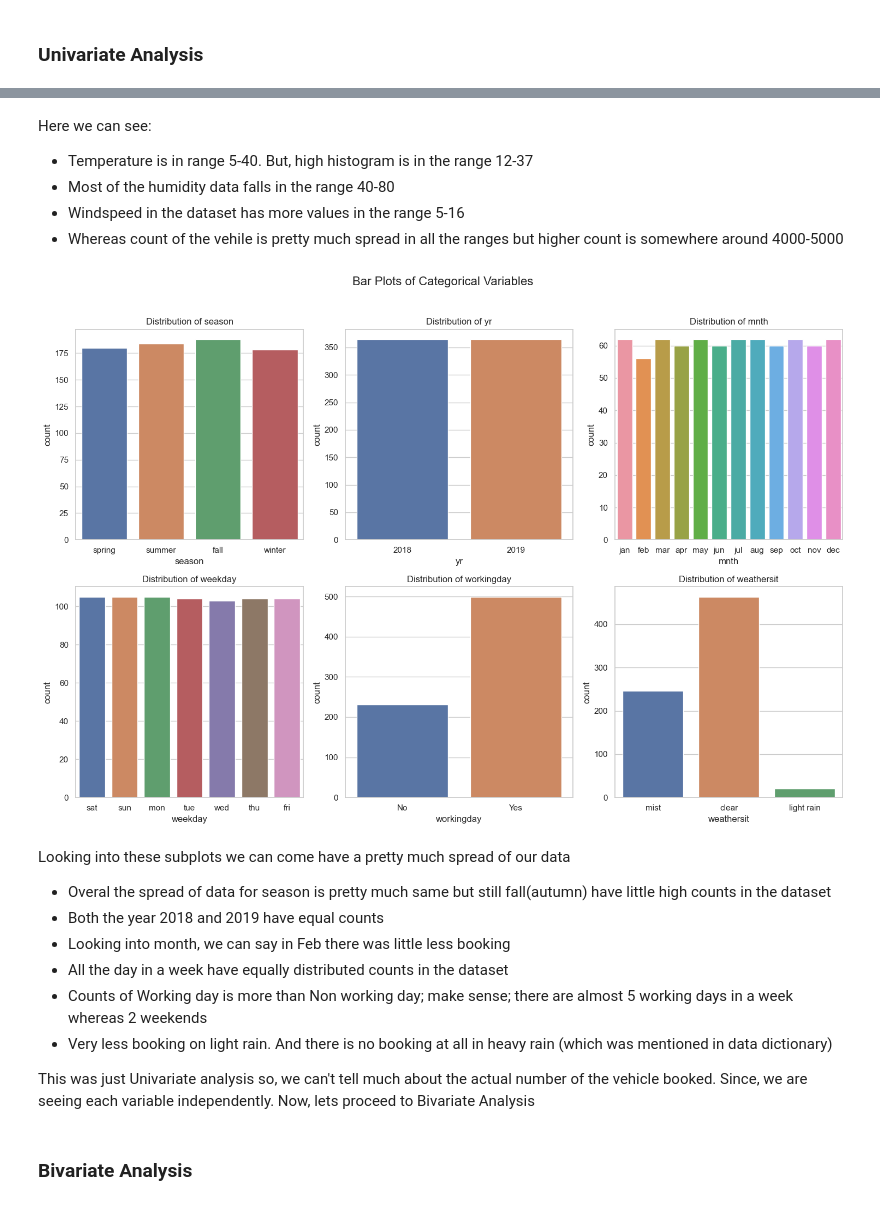
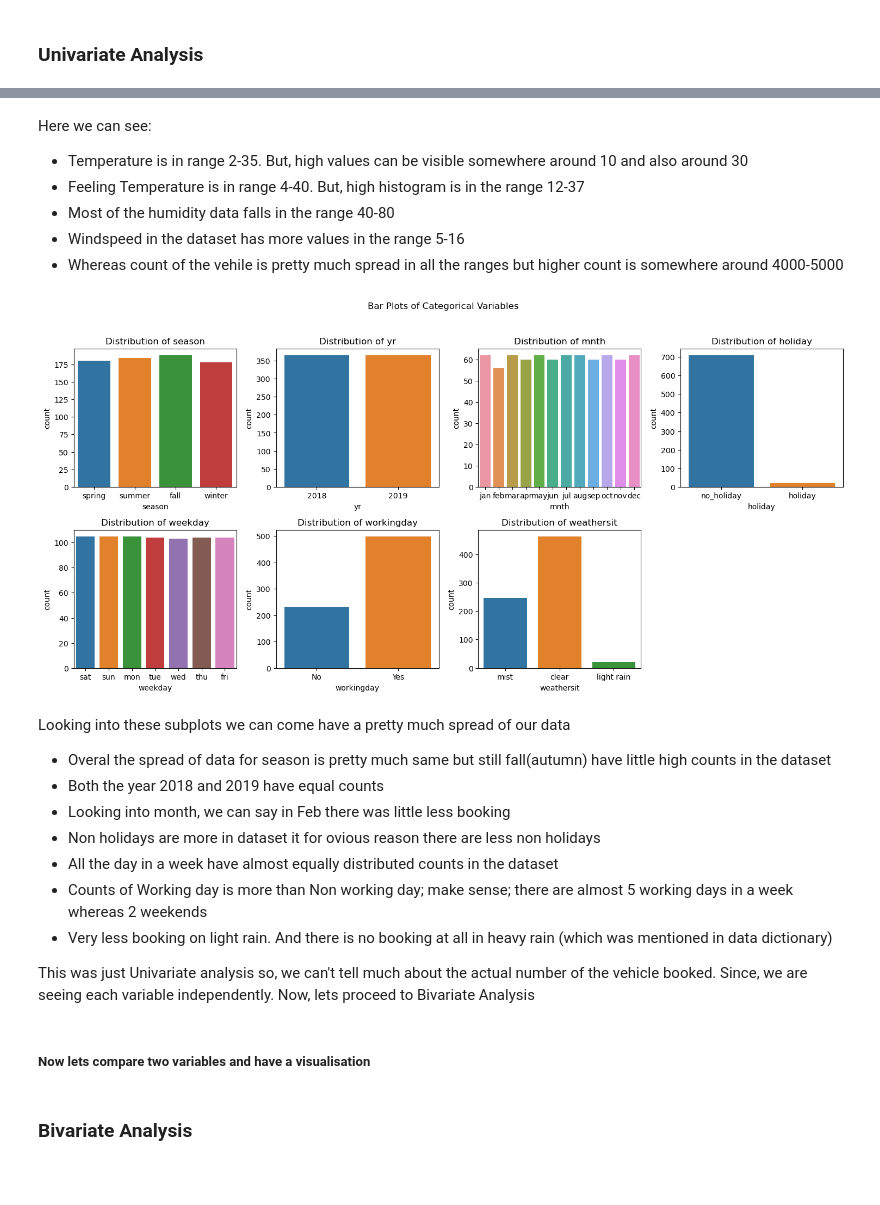
Before and after one commit to shahprashant030/BikeSharingAssignment, a Jupyter notebook: Prashant_Shah.ipynb, the cells around one changed output, grey strips where cells are left out. Cells and saved outputs as stored; diff of their text form; code cells hidden in the pictures; blank space fills up the shorter version.

```diff
--- a/Prashant_Shah.ipynb
+++ b/Prashant_Shah.ipynb
@@ -119,6 +131,7 @@ Here `season`, `yr`, `mnth`, `weekday`, `workingday`, `weathersit` are the only
 boombikes['season'] = boombikes['season'].map({1:'spring', 2:'summer', 3:'fall', 4:'winter'})
 boombikes['yr'] = boombikes['yr'].map({0:'2018', 1:'2019'})
 boombikes['mnth'] = boombikes['mnth'].map({1: 'jan', 2: 'feb', 3: 'mar', 4: 'apr', 5: 'may', 6: 'jun', 7: 'jul', 8: 'aug', 9: 'sep', 10: 'oct', 11: 'nov', 12: 'dec'})
+boombikes['holiday'] = boombikes['holiday'].map({0: 'no_holiday', 1: 'holiday'})
 boombikes['weekday'] = boombikes['weekday'].map({0: 'sun', 1: 'mon', 2: 'tue', 3: 'wed', 4: 'thu', 5: 'fri', 6: 'sat'})
 boombikes['workingday'] = boombikes['workingday'].map({0: 'No', 1: 'Yes'})
 boombikes['weathersit'] = boombikes['weathersit'].map({1: 'clear', 2: 'mist', 3: 'light rain', 4: 'heavy rain'})
@@ -138,5 +155,5 @@ Now, lets start with EDA.
+# %%
+numerical_vars = ['temp', 'atemp', 'hum', 'windspeed', 'cnt'] #List of all numerical variables
+categorical_vars = ['season', 'yr', 'mnth', 'holiday', 'weekday', 'workingday', 'weathersit'] #List of all categorical variables
 # %% [markdown]
 ### Univariate Analysis
-# %%
-numerical_vars = ['atemp', 'hum', 'windspeed', 'cnt']
-categorical_vars = ['season', 'yr', 'mnth', 'weekday', 'workingday', 'weathersit']
@@ -175,7 +199,8 @@ Also other datas like count, median, standard deviation, etc can be seen in the
 # %%
+# Numerical variables histogram
 plt.figure(figsize=(15, 10))
 for i, column in enumerate(numerical_vars, 1):
-    plt.subplot(2, 2, i)
+    plt.subplot(3, 3, i)
     plt.hist(boombikes[column], bins=20, edgecolor='black')
     plt.title(f'Distribution of {column}')
 
@@ -187,32 +212,36 @@ plt.show()
 # %% [markdown]
 Here we can see:
-- Temperature is in range 5-40. But, high histogram is in the range 12-37
+- Temperature is in range 2-35. But, high values can be visible somewhere around 10 and also around 30
+- Feeling Temperature is in range 4-40. But, high histogram is in the range 12-37
 - Most of the humidity data falls in the range 40-80
 - Windspeed in the dataset has more values in the range 5-16
 - Whereas count of the vehile is pretty much spread in all the ranges but higher count is somewhere around 4000-5000
 # %%
+# Categorical varibales countplot
 plt.figure(figsize=(15, 10))
-
 for i, column in enumerate(categorical_vars, 1):
-    plt.subplot(2, 3, i)
+    plt.subplot(3, 4, i)
     sns.countplot(data=boombikes, x=column)
     plt.title(f'Distribution of {column}')
 
-plt.suptitle('Bar Plots of Categorical Variables', y=1.02, fontsize=16)
+plt.suptitle('Bar Plots of Categorical Variables', y=1.02)
 plt.tight_layout()
 plt.show()
 # %% [output]
-[figure, old version]
+[figure, new version]
 # %% [markdown]
 Looking into these subplots we can come have a pretty much spread of our data
 - Overal the spread of data for season is pretty much same but still fall(autumn) have little high counts in the dataset
 - Both the year 2018 and 2019 have equal counts
 - Looking into month, we can say in Feb there was little less booking
-- All the day in a week have equally distributed counts in the dataset
+- Non holidays are more in dataset it for ovious reason there are less non holidays
+- All the day in a week have almost equally distributed counts in the dataset
 - Counts of Working day is more than Non working day; make sense; there are almost 5 working days in a week whereas 2 weekends
 - Very less booking on light rain. And there is no booking at all in heavy rain (which was mentioned in data dictionary)
 
 This was just Univariate analysis so, we can't tell much about the actual number of the vehicle booked. Since, we are seeing each variable independently. Now, lets proceed to Bivariate Analysis
+# %% [markdown]
+##### Now lets compare two variables and have a visualisation
 # %% [markdown]
 ### Bivariate Analysis
 # %%
```
Also changed, not shown: parts of 129 cells of this notebook, 2 other files.
